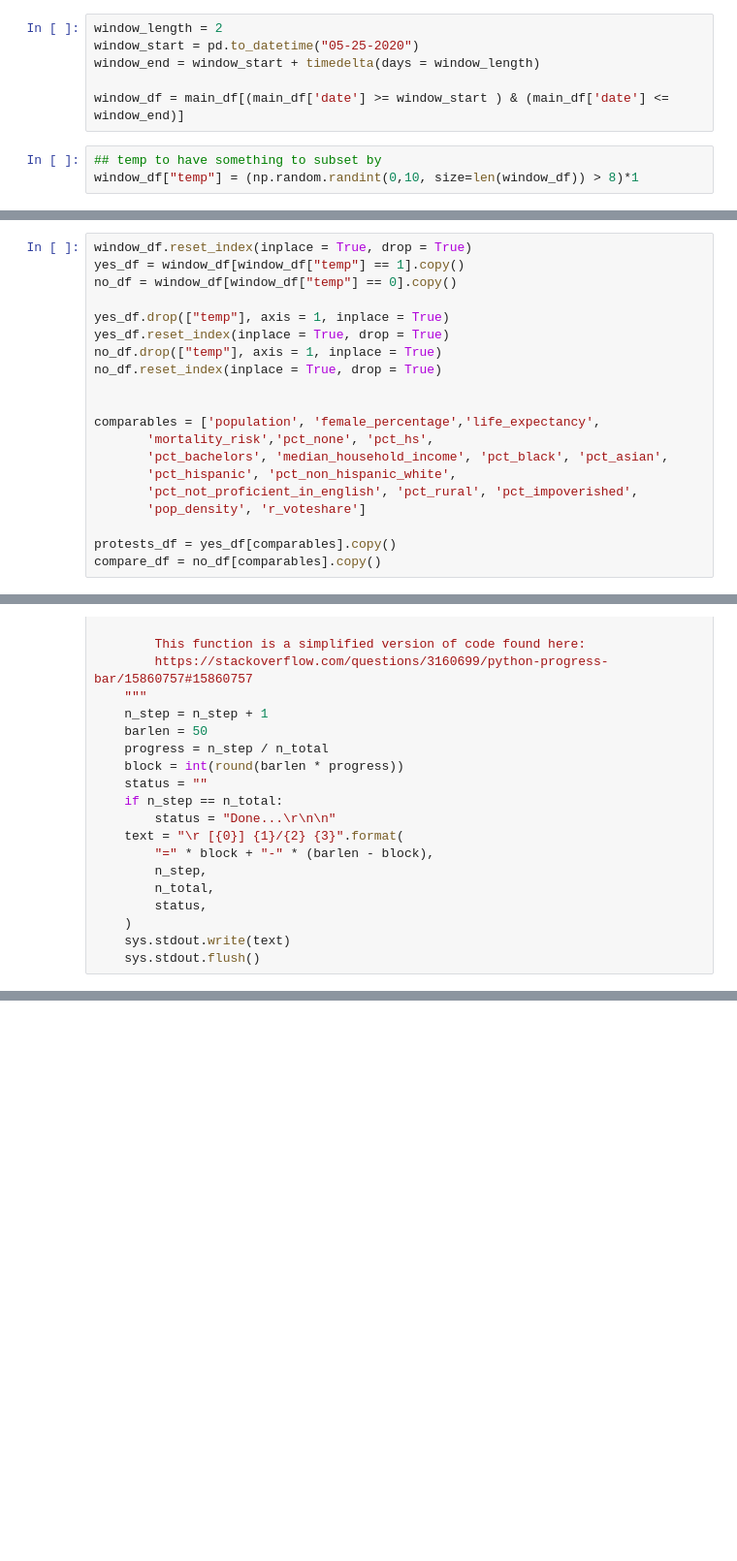
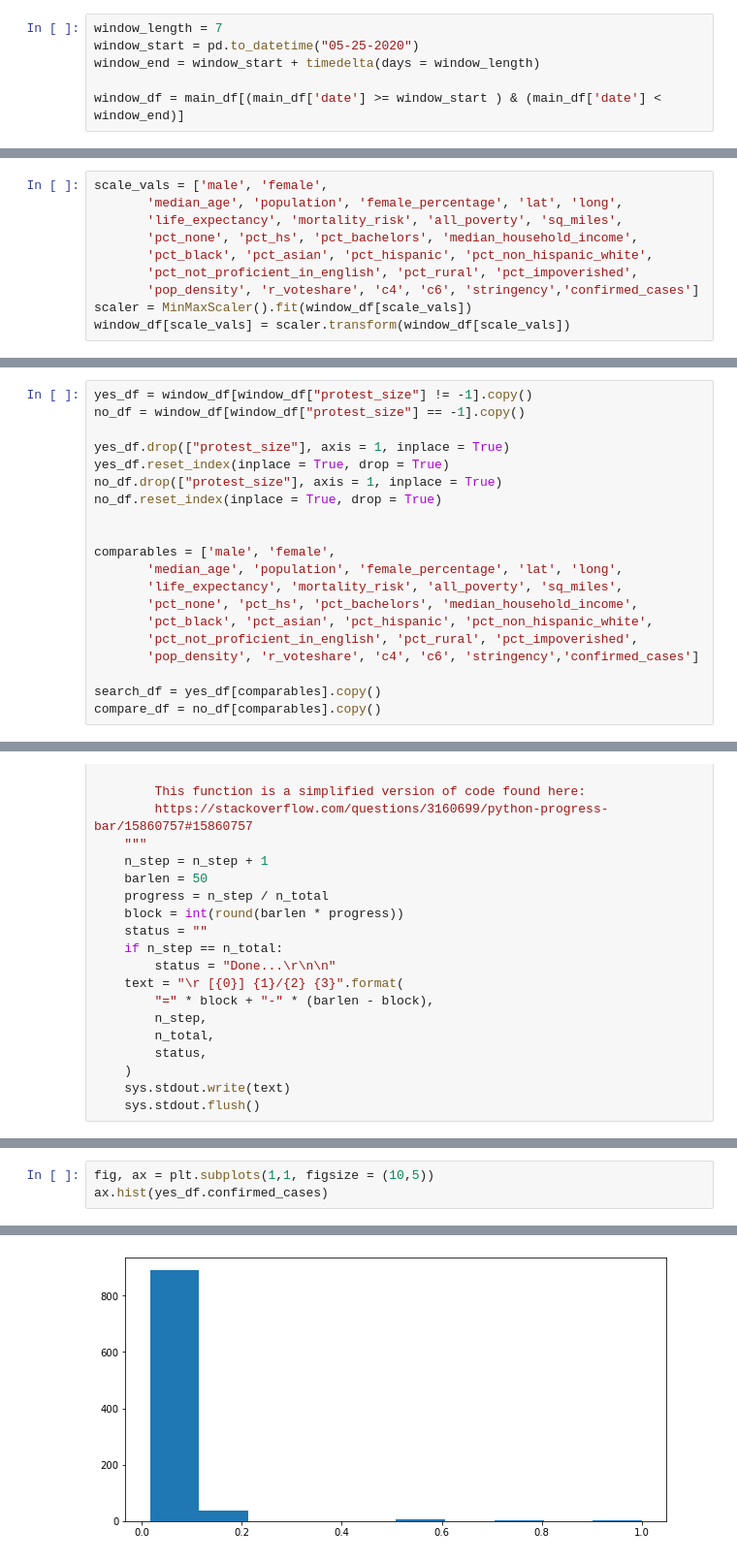
Before and after one commit to MichaelYinGH/ac209project, a Jupyter notebook: notebooks/diffindiff_model.ipynb, the cells around one changed output, grey strips where cells are left out. Shown at 97% size. Saved outputs shown, nothing was run; the diff lists cells and outputs as text; blank space fills up the shorter version.

```diff
--- a/notebooks/diffindiff_model.ipynb
+++ b/notebooks/diffindiff_model.ipynb
@@ -19,11 +38,8 @@ main_df.FIPS = [str(item).zfill(5) for item in main_df.FIPS]
 main_df['date'] = main_df['date'].astype(str) + '-20'
 main_df['date'] = pd.to_datetime(main_df.date)
 # %%
-window_length = 2
+window_length = 7
 window_start = pd.to_datetime("05-25-2020")
 window_end = window_start + timedelta(days = window_length)
 
-window_df = main_df[(main_df['date'] >= window_start ) & (main_df['date'] <= window_end)]
+window_df = main_df[(main_df['date'] >= window_start ) & (main_df['date'] < window_end)]
-# %%
-## temp to have something to subset by
-window_df["temp"] = (np.random.randint(0,10, size=len(window_df)) > 8)*1
@@ -34,0 +46,10 @@ See the caveats in the documentation: https://pandas.pydata.org/pandas-docs/stab
+# %%
+scale_vals = ['male', 'female',
+       'median_age', 'population', 'female_percentage', 'lat', 'long',
+       'life_expectancy', 'mortality_risk', 'all_poverty', 'sq_miles',
+       'pct_none', 'pct_hs', 'pct_bachelors', 'median_household_income',
+       'pct_black', 'pct_asian', 'pct_hispanic', 'pct_non_hispanic_white',
+       'pct_not_proficient_in_english', 'pct_rural', 'pct_impoverished',
+       'pop_density', 'r_voteshare', 'c4', 'c6', 'stringency','confirmed_cases']
+scaler = MinMaxScaler().fit(window_df[scale_vals])
+window_df[scale_vals] = scaler.transform(window_df[scale_vals])
@@ -35,22 +67,22 @@ See the caveats in the documentation: https://pandas.pydata.org/pandas-docs/stab
 # %%
-window_df.reset_index(inplace = True, drop = True)
-yes_df = window_df[window_df["temp"] == 1].copy()
-no_df = window_df[window_df["temp"] == 0].copy()
+yes_df = window_df[window_df["protest_size"] != -1].copy()
+no_df = window_df[window_df["protest_size"] == -1].copy()
 
-yes_df.drop(["temp"], axis = 1, inplace = True)
+yes_df.drop(["protest_size"], axis = 1, inplace = True)
 yes_df.reset_index(inplace = True, drop = True)
-no_df.drop(["temp"], axis = 1, inplace = True)
+no_df.drop(["protest_size"], axis = 1, inplace = True)
 no_df.reset_index(inplace = True, drop = True)
 
 
-comparables = ['population', 'female_percentage','life_expectancy',
-       'mortality_risk','pct_none', 'pct_hs',
-       'pct_bachelors', 'median_household_income', 'pct_black', 'pct_asian',
-       'pct_hispanic', 'pct_non_hispanic_white',
+comparables = ['male', 'female',
+       'median_age', 'population', 'female_percentage', 'lat', 'long',
+       'life_expectancy', 'mortality_risk', 'all_poverty', 'sq_miles',
+       'pct_none', 'pct_hs', 'pct_bachelors', 'median_household_income',
+       'pct_black', 'pct_asian', 'pct_hispanic', 'pct_non_hispanic_white',
        'pct_not_proficient_in_english', 'pct_rural', 'pct_impoverished',
-       'pop_density', 'r_voteshare']
+       'pop_density', 'r_voteshare', 'c4', 'c6', 'stringency','confirmed_cases']
 
-protests_df = yes_df[comparables].copy()
+search_df = yes_df[comparables].copy()
 compare_df = no_df[comparables].copy()
 # %%
 def progressbar(n_step, n_total):
@@ -100,0 +144,4 @@ for idx, row in yes_df.iterrows():
+# %%
+fig, ax = plt.subplots(1,1, figsize = (10,5))
+ax.hist(yes_df.confirmed_cases)
+# %% [output]
@@ -100,0 +153 @@ for idx, row in yes_df.iterrows():
+[figure, added]
```
Also changed, not shown: parts of 8 cells of this notebook, 1 other file.
